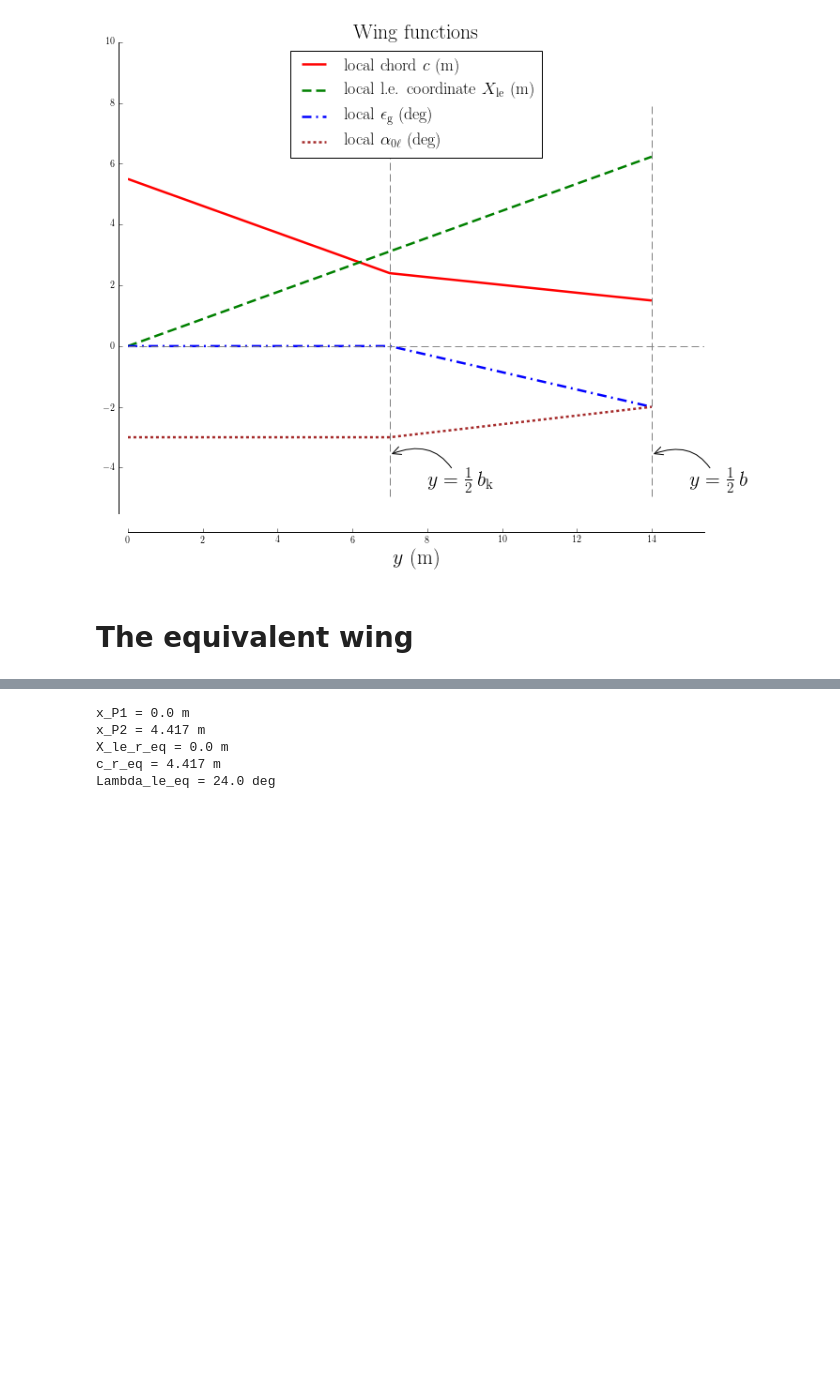
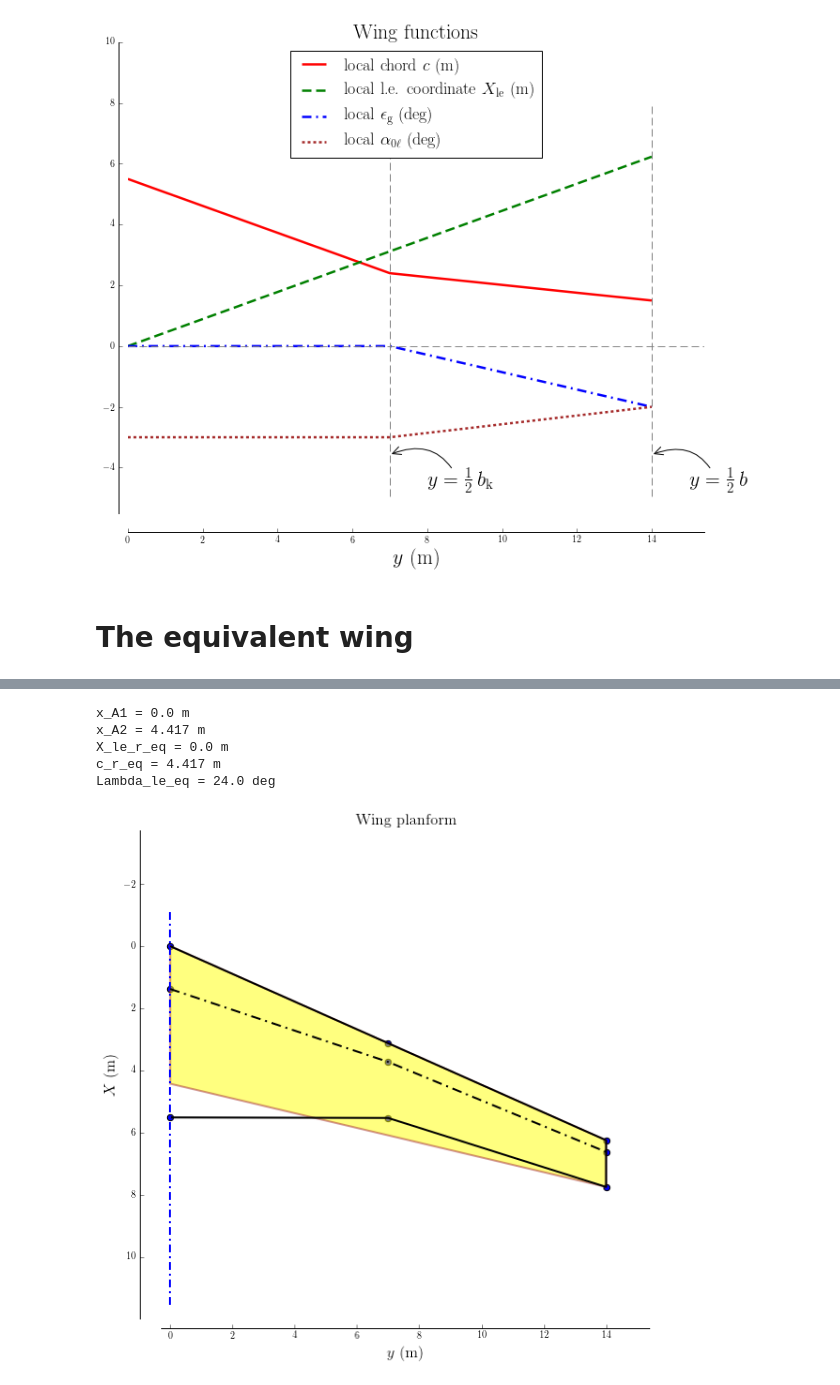
Before and after one commit to agodemar/jupyter-test, a Jupyter notebook: flight_mechanics/cranked_wing_2.ipynb, the cells around one changed output, grey strips where cells are left out. Cells and saved outputs as stored; diff of their text form; code cells hidden in the pictures; blank space fills up the shorter version.

Commit message:
Equivalent wing + plot

```diff
--- a/flight_mechanics/cranked_wing_2.ipynb
+++ b/flight_mechanics/cranked_wing_2.ipynb
@@ -127,27 +138,33 @@ xB = (b_k/2)*math.tan(Lambda_le_1)
 # print(xB)
 xC = xB + (b/2 - b_k/2)*math.tan(Lambda_le_2)
 # print(xC)
-xP1 = sympy.solve(xB*(b_k/2)/2 + (xC - xB)*(b_k/2) + (b/2 - b_k/2)*(xC - xB)/2 - (xC - x)*(b/2)/2,
+xA1 = sympy.solve(xB*(b_k/2)/2 + (xC - xB)*(b_k/2) + (b/2 - b_k/2)*(xC - xB)/2
+                  - (xC - x)*(b/2)/2,
+                  x)
+print('x_A1 = {0:.4} m'.format(xP1[0]))
+xAp = c_r
+xBp = xB + c_k
+xCp = xC + c_t
+xA2 = sympy.solve(
+    (xAp - xBp)*(b_k/2)/2
+    + (xCp - xBp)*(b_k/2) + (b/2 - b_k/2)*(xCp - xBp)/2
+    - (xCp - x)*(b/2)/2,
     x)
-print('x_P1 = {0:.4} m'.format(xP1[0]))
-xA1 = c_r
-xB1 = xB + c_k
-xC1 = xC + c_t
-xP2 = sympy.solve(
-    (xA1 - xB1)*(b_k/2)/2
-    + (xC1 - xB1)*(b_k/2) + (b/2 - b_k/2)*(xC1 - xB1)/2
-    - (xC1 - x)*(b/2)/2,
-    x)
-print('x_P2 = {0:.4} m'.format(xP2[0]))
-X_le_r_eq = xP1[0]
+print('x_A2 = {0:.4} m'.format(xA2[0]))
+X_le_r_eq = xA1[0]
 print('X_le_r_eq = {0:.4} m'.format(X_le_r_eq))
-c_r_eq = xP2[0] - xP1[0]
+c_r_eq = xA2[0] - xA1[0]
 print('c_r_eq = {0:.4} m'.format(c_r_eq))
 Lambda_le_eq = math.atan((xC - X_le_r_eq)/(b/2))
 print('Lambda_le_eq = {0:.4} deg'.format(Lambda_le_eq*180/math.pi))
 # %% [output]
-x_P1 = 0.0 m
-x_P2 = 4.417 m
+x_A1 = 0.0 m
+x_A2 = 4.417 m
 X_le_r_eq = 0.0 m
 c_r_eq = 4.417 m
 Lambda_le_eq = 24.0 deg
+# %%
+plot_planform(c_r, c_k, c_t, b_k, b, Lambda_le_1, Lambda_le_2,
+              X_le_r_eq=X_le_r_eq, c_r_eq=c_r_eq) # mac=c_mac, X_le_mac=X_le_mac, Y_mac=Y_mac
+# %% [output]
+[figure, added]
```
Also changed, not shown: parts of 2 cells of this notebook, 8 other files.
